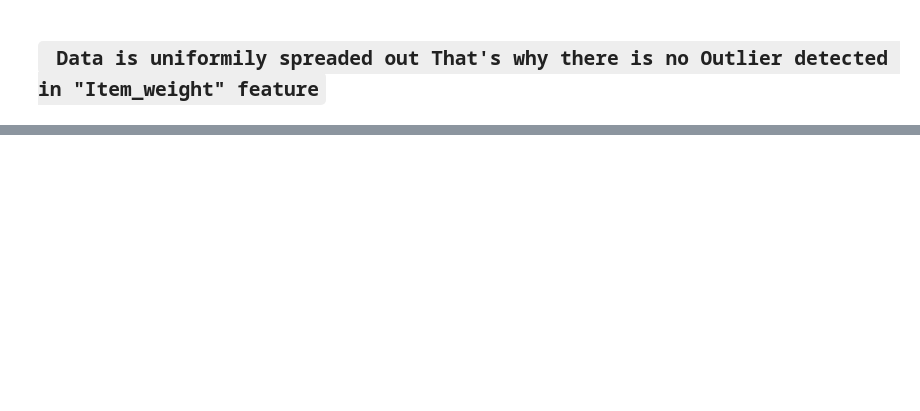
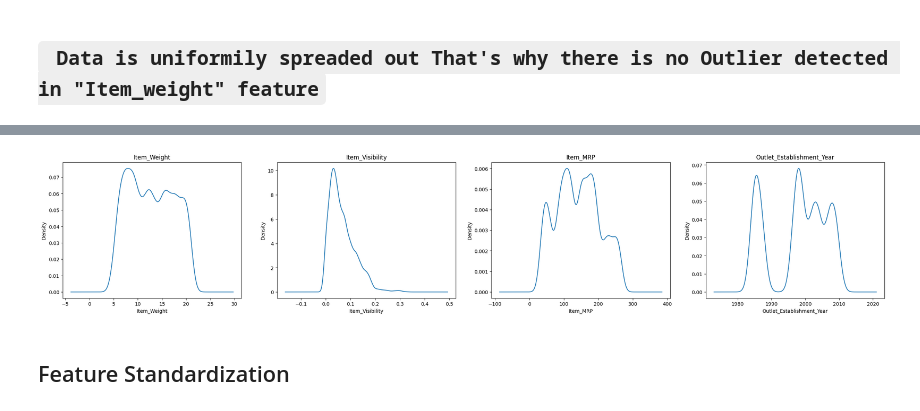
Before and after one commit to Gourav052003/Data-Driven-Sales-Forecasting-for-Big-Mart-Retail-Outlets, a Jupyter notebook: Big-Mart-Sales-Prediction.ipynb, the cells around one changed output, grey strips where cells are left out. Saved outputs shown, nothing was run; the diff lists cells and outputs as text; code cells hidden in the pictures; blank space fills up the shorter version.

```diff
--- a/Big-Mart-Sales-Prediction.ipynb
+++ b/Big-Mart-Sales-Prediction.ipynb
@@ -326,0 +472,14 @@ Text(0.5, 0, 'Index')
+# %%
+plt.figure(figsize = (30,5))
+
+columns = numerical_attributes.columns
+
+for idx,col in enumerate(columns):
+    plt.subplot(1,len(columns),idx+1)
+    numerical_attributes[col].plot.kde()
+    plt.title(col)
+    plt.xlabel(col)
+# %% [output]
+[figure, added]
+# %% [markdown]
+## Feature Standardization
```
Also changed, not shown: parts of 18 cells of this notebook.
